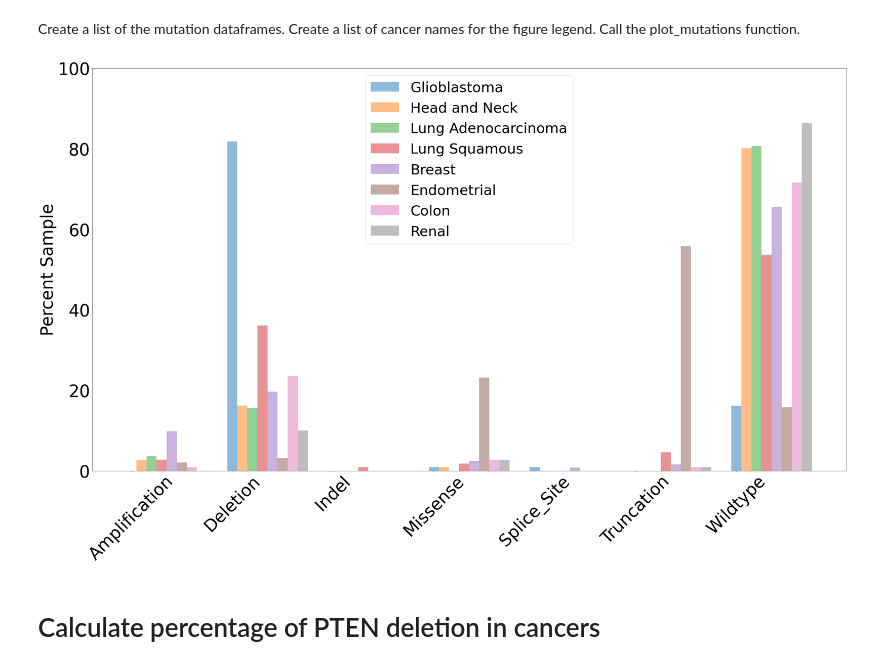
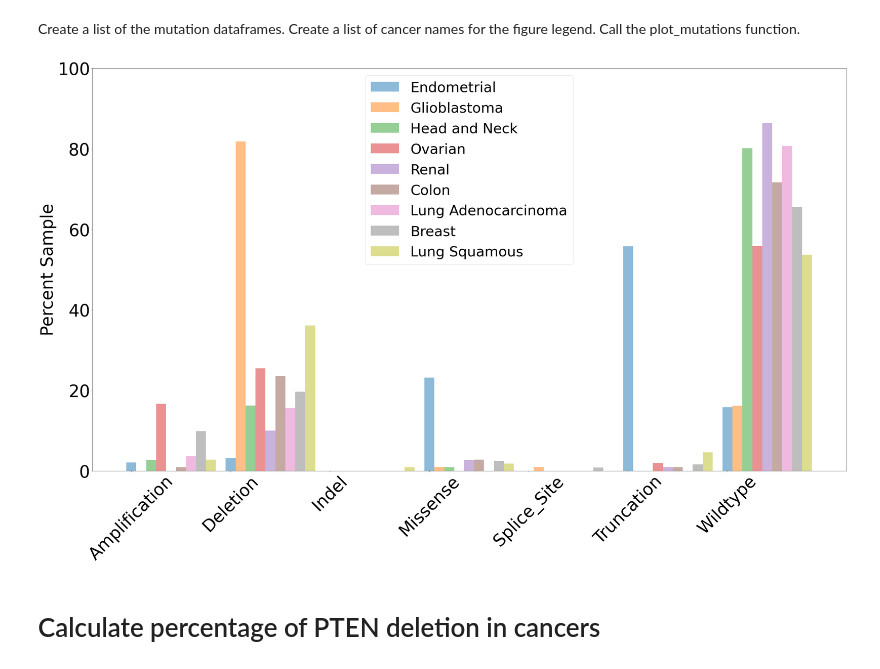
Before and after one commit to PayneLab/WhenMutationsDontMatter, a Jupyter notebook: PTEN/Make_Figure_5/Make_Fig_5A.ipynb, the cells around one changed output. Saved outputs shown, nothing was run; the diff lists cells and outputs as text; code cells hidden in the pictures.

```diff
--- a/PTEN/Make_Figure_5/Make_Fig_5A.ipynb
+++ b/PTEN/Make_Figure_5/Make_Fig_5A.ipynb
@@ -98,13 +98,13 @@ ld["Mutation"] = ld['Mutation'].replace(['No_Mutation'], 'Wildtype')
 # %% [markdown]
 Create a list of the mutation dataframes. Create a list of cancer names for the figure legend. Call the plot_mutations function.
 # %%
-dfs = [gbm, hnscc, ld, lscc, brca, endo, colon, cc] # ovar,
-names = ['Glioblastoma', 'Head and Neck', 'Lung Adenocarcinoma', 'Lung Squamous', 'Breast',
-         'Endometrial', 'Colon', 'Renal'] #'Ovarian',
+dfs = [endo, gbm, hnscc, ovar, cc, colon, ld, brca, lscc]
+names = ['Endometrial', 'Glioblastoma', 'Head and Neck', 'Ovarian', 'Renal', 'Colon', 'Lung Adenocarcinoma',
+         'Breast', 'Lung Squamous']
 
 p.figure1_plot_mutations(dfs, names, save_to_path = "Fig_5A_flagship.png")
 # %% [output]
-[figure, old version]
+[figure, new version]
 # %% [markdown]
 # Calculate percentage of PTEN deletion in cancers
 # %% [markdown]
```
Also changed, not shown: 27 other files.
